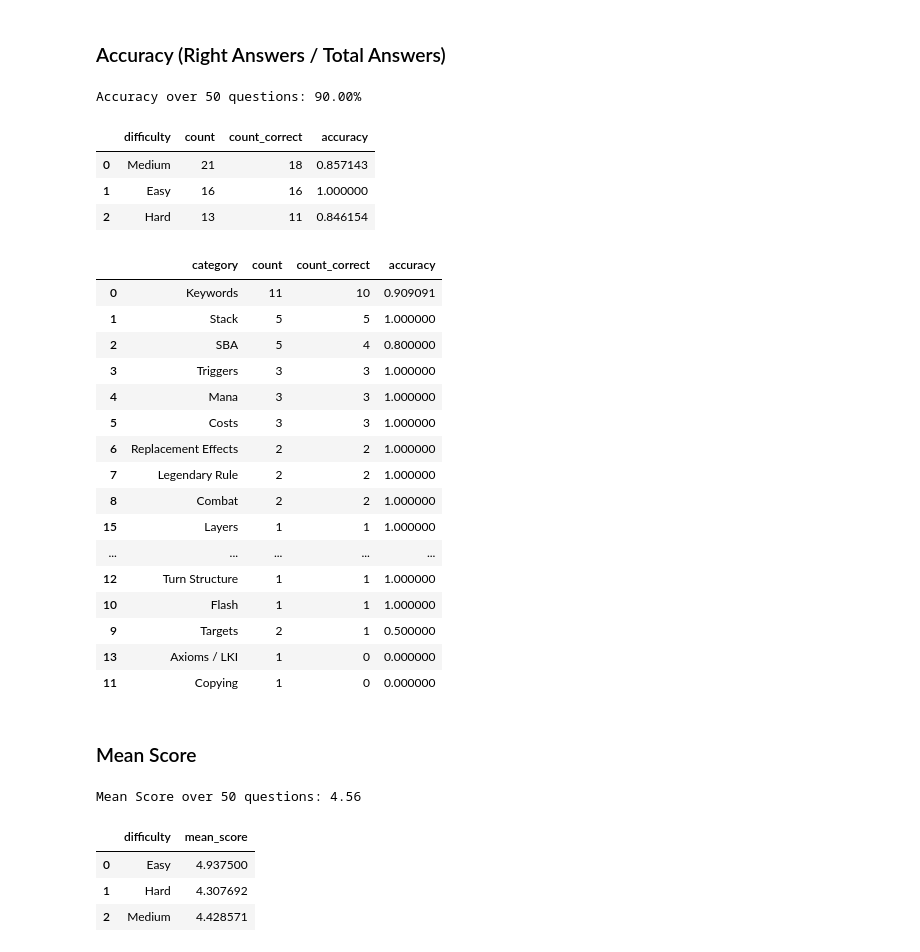
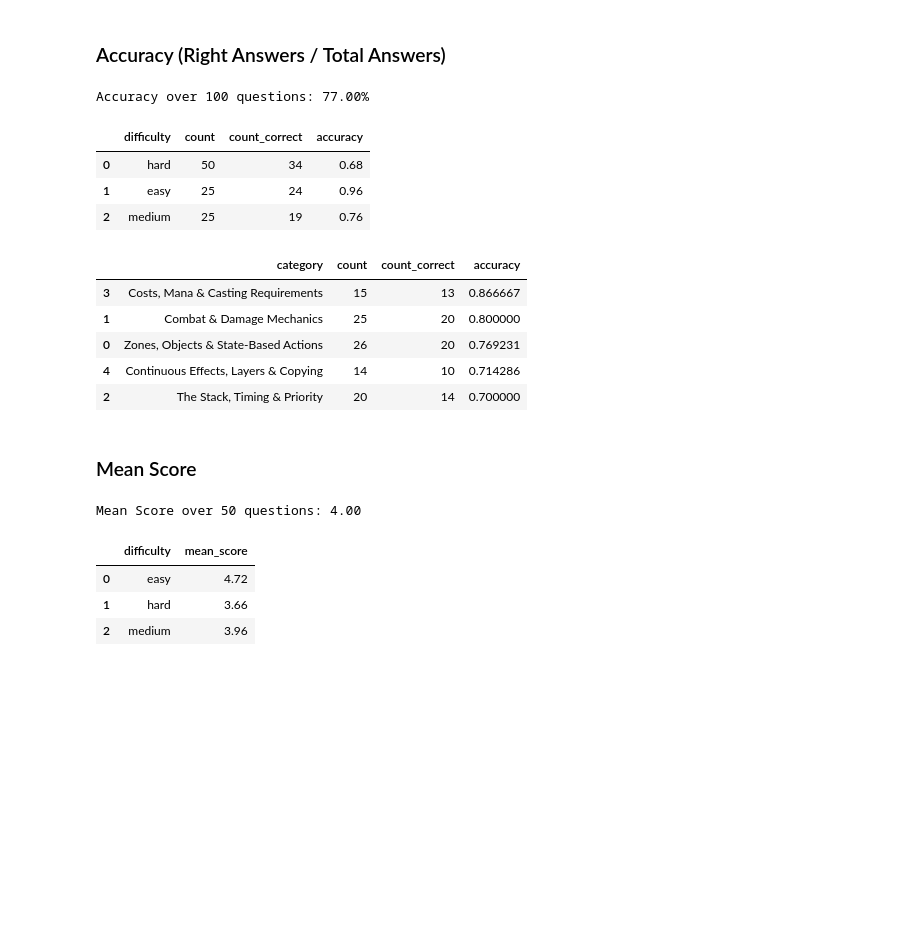
Before and after one commit to LeonMichel96/DL-Mioti-Project, a Jupyter notebook: 7-grader_ai_metrics/Metrics_Notebook.ipynb, the cells around one changed output. Drawn from its saved outputs; the diff is of its cells as text; code cells hidden in the pictures; blank space fills up the shorter version.

```diff
--- a/7-grader_ai_metrics/Metrics_Notebook.ipynb
+++ b/7-grader_ai_metrics/Metrics_Notebook.ipynb
@@ -159,11 +129,11 @@ BASE_DIR = Path().resolve().parent
 sys.path.append(str(BASE_DIR / "7-grader_ai_metrics"))
 
 # 1. Cargar el archivo JSON
-with open('questions_v1.json', 'r', encoding='utf-8') as f:
+with open('curated_questions.json', 'r', encoding='utf-8') as f:
     data = json.load(f)
 
 # 2. Crear el DataFrame de Definiciones (Metadata)
-df_bloques = pd.DataFrame(data['blocks_definition'])
+#df_bloques = pd.DataFrame(data['blocks_definition'])
 
 # 3. Crear el DataFrame de Preguntas
-df_questions = pd.DataFrame(data['questions'])
+df_questions = pd.DataFrame(data)
@@ -245,5 +198,5 @@ df_questions.to_csv("questions_with_model_answers_v1.csv", index=False)
 # %%
-df_questions = pd.read_csv("questions_with_model_answers_v1.csv")
+df_questions = pd.read_csv("questions_with_model_answers_v2.csv")
 # %% [markdown]
 ## Evaluating Responses 🧑🏻‍🏫
 # %%
@@ -328,7 +281,7 @@ def run_evaluation(df):
     for idx, row in df.iterrows():
         print(f"Judging question {row['id']}...")
 
-        prompt = get_eval_prompt_v2(row['question'], row['ground_truth'], row['model_answer'])
+        prompt = get_eval_prompt_v2(row['question'], row['accepted_answer'], row['model_answer'])
 
         try:
             response = client.chat.completions.create(
@@ -451,10 +404,9 @@ The Bot's final answer in section 3 matches the Ground Truth, confirming that a
 # %% [markdown]
 ## Building the Metrics 📈
 # %%
-# correr la evaluación en la mitad del dataset
+# correr la evaluación en todo el dataset
 
-df_test_2 = df_questions.head(50)
-df_eval = run_evaluation(df_test_2)
+df_eval = run_evaluation(df_questions)
 # %% [output]
 Judging question 1...
 Judging question 2...
@@ -489,9 +443,9 @@ df_eval.head()
 mask_correct = df_eval['verdict'] == 'CORRECT'
 accuracy = len(df_eval[mask_correct]) / len(df_eval)
 
-print(f"Accuracy over 50 questions: {accuracy*100:.2f}%")
+print(f"Accuracy over 100 questions: {accuracy*100:.2f}%")
 # %% [output]
-Accuracy over 50 questions: 90.00%
+Accuracy over 100 questions: 77.00%
 # %%
 ## Accuracy por dificultad
 
@@ -511,9 +465,9 @@ accuracy_diff['accuracy'] = accuracy_diff['count_correct'] / accuracy_diff['coun
 accuracy_diff
 # %% [output]
 |  | difficulty | count | count_correct | accuracy |
-| 0 | Medium | 21 | 18 | 0.857143 |
-| 1 | Easy | 16 | 16 | 1.000000 |
-| 2 | Hard | 13 | 11 | 0.846154 |
+| 0 | hard | 50 | 34 | 0.68 |
+| 1 | easy | 25 | 24 | 0.96 |
+| 2 | medium | 25 | 19 | 0.76 |
 # %%
 categories = accuracy_diff['difficulty']
 
@@ -578,40 +532,29 @@ fig.show()
 # %%
 ## Accuracy por categoría
 
 # filtro correctos
 correct_eval = df_eval[mask_correct]
 
 # conteo por dificultad (correctos)
 correct_counts = correct_eval['category'].value_counts().reset_index()
 correct_counts.rename(columns={'count': 'count_correct'}, inplace=True)
 
 # conteo por dificultad (total)
 total_counts = df_eval['category'].value_counts().reset_index()
 
 accuracy_cat = total_counts.merge(correct_counts, on='category', how='left')
 accuracy_cat['count_correct'] = accuracy_cat['count_correct'].fillna(0)
 accuracy_cat['count_correct'] = accuracy_cat['count_correct'].astype(int)
 
 accuracy_cat['accuracy'] = accuracy_cat['count_correct'] / accuracy_cat['count']
 
-accuracy_cat.sort_values(by='count_correct', ascending=False, inplace=True)
+accuracy_cat.sort_values(by='accuracy', ascending=False, inplace=True)
 
 accuracy_cat
 # %% [output]
 |  | category | count | count_correct | accuracy |
-| 0 | Keywords | 11 | 10 | 0.909091 |
-| 1 | Stack | 5 | 5 | 1.000000 |
-| 2 | SBA | 5 | 4 | 0.800000 |
-| 3 | Triggers | 3 | 3 | 1.000000 |
-| 4 | Mana | 3 | 3 | 1.000000 |
-| 5 | Costs | 3 | 3 | 1.000000 |
-| 6 | Replacement Effects | 2 | 2 | 1.000000 |
-| 7 | Legendary Rule | 2 | 2 | 1.000000 |
-| 8 | Combat | 2 | 2 | 1.000000 |
-| 15 | Layers | 1 | 1 | 1.000000 |
-| ... | ... | ... | ... | ... |
-| 12 | Turn Structure | 1 | 1 | 1.000000 |
-| 10 | Flash | 1 | 1 | 1.000000 |
-| 9 | Targets | 2 | 1 | 0.500000 |
-| 13 | Axioms / LKI | 1 | 0 | 0.000000 |
-| 11 | Copying | 1 | 0 | 0.000000 |
+| 3 | Costs, Mana & Casting Requirements | 15 | 13 | 0.866667 |
+| 1 | Combat & Damage Mechanics | 25 | 20 | 0.800000 |
+| 0 | Zones, Objects & State-Based Actions | 26 | 20 | 0.769231 |
+| 4 | Continuous Effects, Layers & Copying | 14 | 10 | 0.714286 |
+| 2 | The Stack, Timing & Priority | 20 | 14 | 0.700000 |
@@ -669,7 +682,7 @@ fig.show()
 mean_score = df_eval['score'].mean()
 print(f"Mean Score over 50 questions: {mean_score:.2f}")
 # %% [output]
-Mean Score over 50 questions: 4.56
+Mean Score over 50 questions: 4.00
 # %%
 # mean scores por categoría
 mean_scores_cat = df_eval.groupby('category').agg(
@@ -686,9 +699,9 @@ mean_scores_diff = df_eval.groupby('difficulty').agg(
 mean_scores_diff
 # %% [output]
 |  | difficulty | mean_score |
-| 0 | Easy | 4.937500 |
-| 1 | Hard | 4.307692 |
-| 2 | Medium | 4.428571 |
+| 0 | easy | 4.72 |
+| 1 | hard | 3.66 |
+| 2 | medium | 3.96 |
 # %%
 mean_scores_cat
 # %% [output]
```
Also changed, not shown: parts of 17 cells of this notebook, 2 other files.
